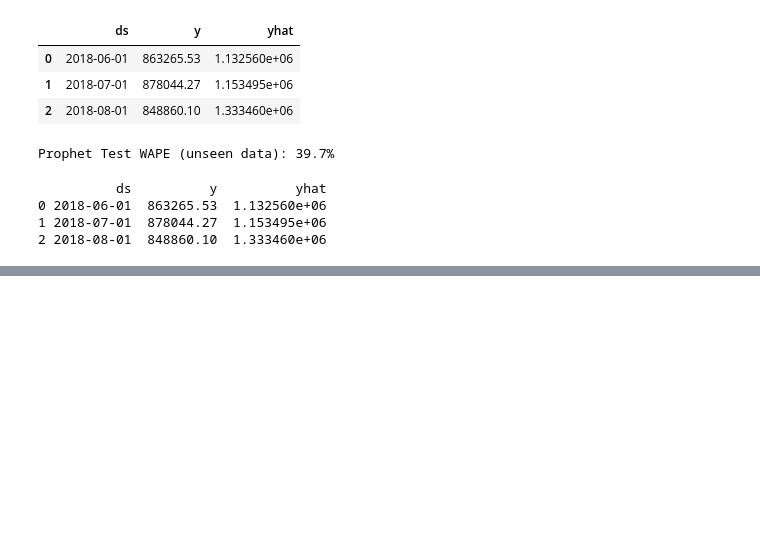
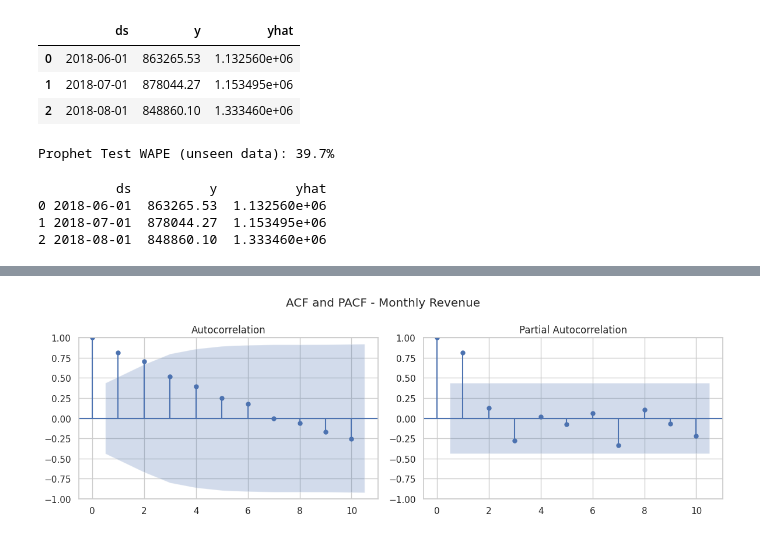
Before and after one commit to SaiShashankG/Olist_Brazilian, a Jupyter notebook: visualization.ipynb, the cells around one changed output, grey strips where cells are left out. Cells and saved outputs as stored; diff of their text form; code cells hidden in the pictures; blank space fills up the shorter version.

```diff
--- a/visualization.ipynb
+++ b/visualization.ipynb
@@ -665,0 +733,23 @@ print(test_eval[['ds', 'y', 'yhat']])
+# %%
+model5 = Prophet(
+    yearly_seasonality=False,  # disable problematic seasonality
+    weekly_seasonality=False,
+    daily_seasonality=False,
+    seasonality_mode='additive'
+)
+
+model5.fit(train)
+future5=model5.make_future_dataframe(periods=3, freq='MS')
+forecast5=model5.predict(future5)
+
+test_forecast5=forecast5[forecast5['ds'].isin(test['ds'])]
+test_eval5=test.merge(
+    test_forecast5[['ds','yhat']],
+    on='ds',
+    how='left'
+)
+
+wape_test5=abs(test_eval5['y']-test_eval5['yhat']).sum()*100/test_eval5['y'].sum()
+
+print(f'Prophet (No seasonality) Test WAPE: {wape_test5:.1f}%')
+print(f'Prophet (seasonality) Test WAPE: {wape_test:.1f}%')
@@ -665,0 +792,9 @@ print(test_eval[['ds', 'y', 'yhat']])
+# %%
+fig,axes=plt.subplots(1,2,figsize=(12,4))
+plot_acf(train['y'],lags=10,ax=axes[0])
+plot_pacf(train['y'],lags=10,ax=axes[1])
+plt.suptitle('ACF and PACF - Monthly Revenue')
+plt.tight_layout()
+plt.show()
+# %% [output]
+[figure, added]
```
Also changed, not shown: parts of 46 cells of this notebook, 1 other file.
